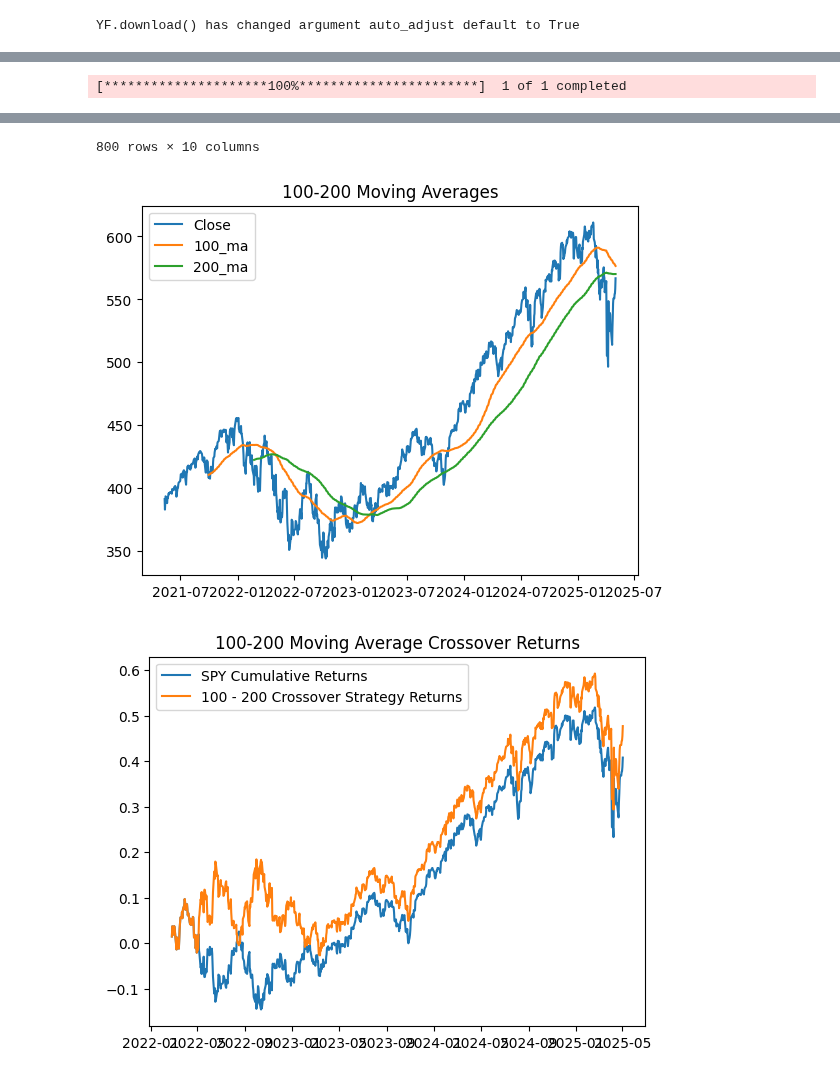
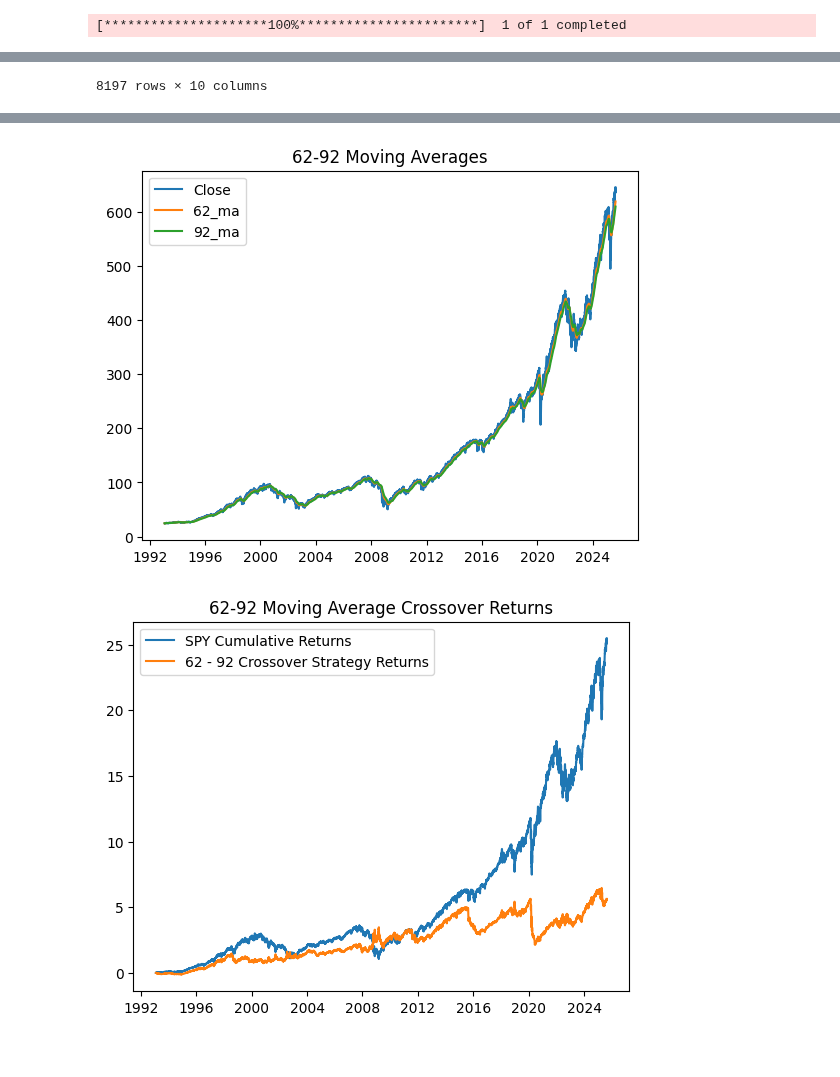
Before and after one commit to franciskamande-ai/MODELS, a Jupyter notebook: MA_Cross.ipynb, the cells around one changed output, grey strips where cells are left out. Cells and saved outputs as stored; diff of their text form; code cells hidden in the pictures.

```diff
--- a/MA_Cross.ipynb
+++ b/MA_Cross.ipynb
@@ -5,9 +5,9 @@ import pandas as pd
 import numpy as np
 # %%
 TICKER = 'SPY'
-FAST = 100
-SLOW = 200
-LOOKBACK = 1000
+FAST = 62
+SLOW = 92
+LOOKBACK = 10000
 
 def get_data():
     df = yf.download(TICKER)
@@ -17,8 +17,8 @@ def get_data():
     return df.iloc[-LOOKBACK:, :]
 
 def add_moving_averages(df, fast, slow):
-    df[f'{FAST}_ma'] = df['Close'].rolling(fast).mean()
-    df[f'{SLOW}_ma'] = df['Close'].rolling(slow).mean()
+    df[f'{FAST}_ma'] = df['Close'].ewm(span=fast).mean()
+    df[f'{SLOW}_ma'] = df['Close'].ewm(span=slow).mean()
 
     plt.plot(df['Close'])
     plt.plot(df[f'{FAST}_ma'])
@@ -56,4 +56,4 @@ def main():
 
 main()
 # %% [output]
-YF.download() has changed argument auto_adjust default to True
+[*********************100%***********************]  1 of 1 completed
@@ -60 +73 @@ YF.download() has changed argument auto_adjust default to True
-[*********************100%***********************]  1 of 1 completed
+8197 rows × 10 columns
@@ -74,3 +74,2 @@ YF.download() has changed argument auto_adjust default to True
-800 rows × 10 columns
-[figure, old version]
+[figure, new version]
-[figure, old version]
+[figure, new version]
```
Also changed, not shown: parts of 1 cell of this notebook, 3 other files.
